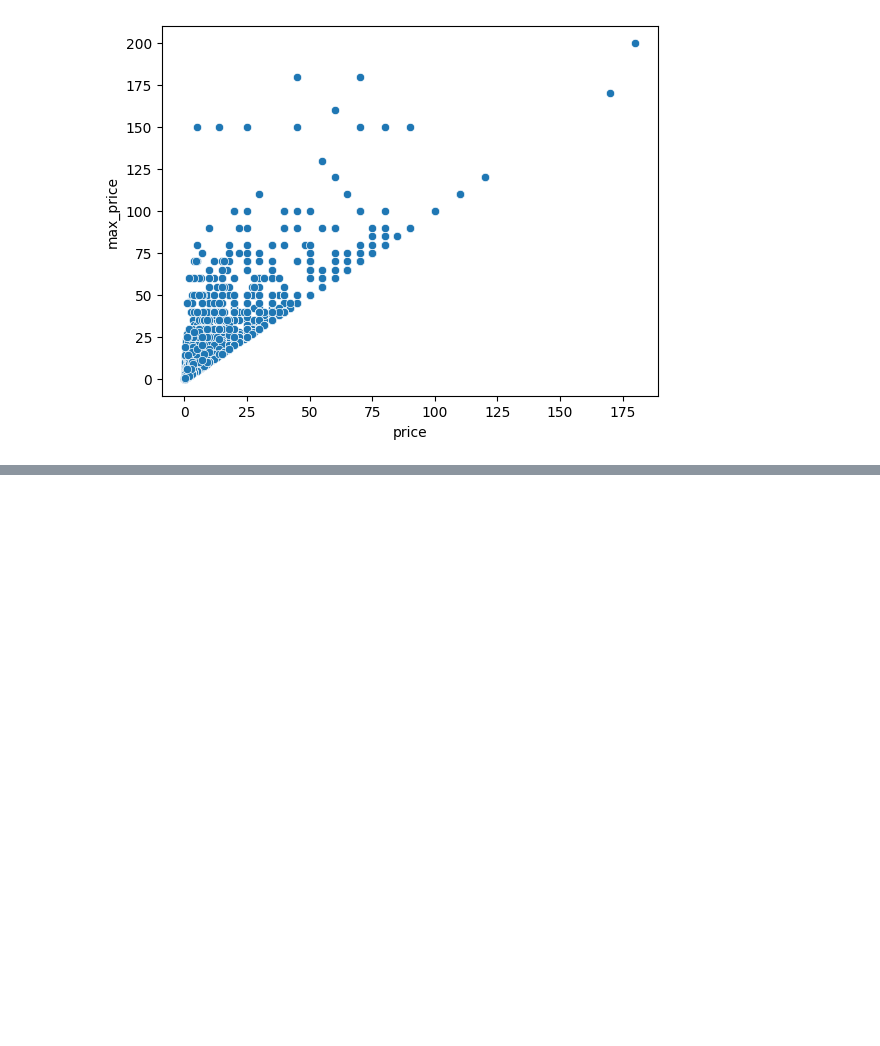
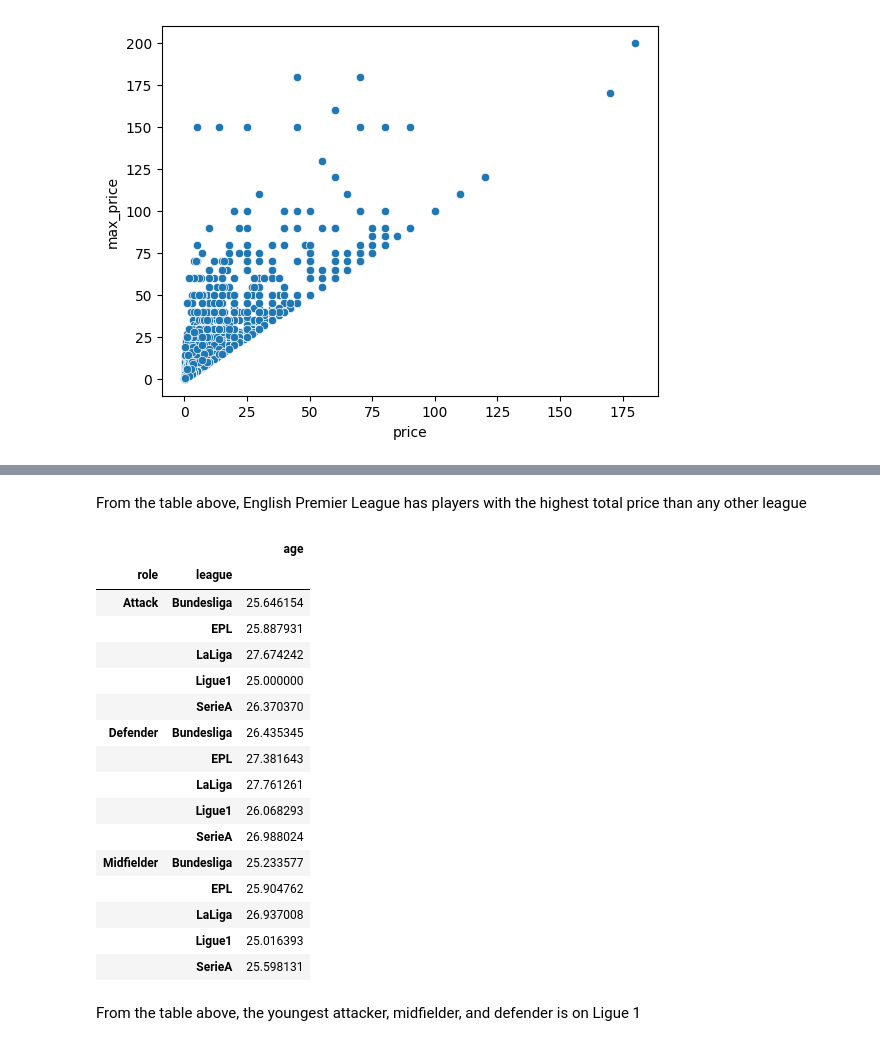
Before and after one commit to JayaWinata/Football-EDA, a Jupyter notebook: Football_EDA.ipynb, the cells around one changed output, grey strips where cells are left out. Cells and saved outputs as stored; diff of their text form; code cells hidden in the pictures; blank space fills up the shorter version.

```diff
--- a/Football_EDA.ipynb
+++ b/Football_EDA.ipynb
@@ -134,0 +181,24 @@ pd.pivot_table(df,index='role',values=['price','max_price'])
+# %% [markdown]
+From the table above, English Premier League has players with the highest total price than any other league
+# %%
+pd.pivot_table(df,index=['role','league'],values='age', aggfunc='mean')
+# %% [output]
+|  |  | age |
+| role | league |  |
+| Attack | Bundesliga | 25.646154 |
+|  | EPL | 25.887931 |
+|  | LaLiga | 27.674242 |
+|  | Ligue1 | 25.000000 |
+|  | SerieA | 26.370370 |
+| Defender | Bundesliga | 26.435345 |
+|  | EPL | 27.381643 |
+|  | LaLiga | 27.761261 |
+|  | Ligue1 | 26.068293 |
+|  | SerieA | 26.988024 |
+| Midfielder | Bundesliga | 25.233577 |
+|  | EPL | 25.904762 |
+|  | LaLiga | 26.937008 |
+|  | Ligue1 | 25.016393 |
+|  | SerieA | 25.598131 |
+# %% [markdown]
+From the table above, the youngest attacker, midfielder, and defender is on Ligue 1
```
Also changed, not shown: parts of 18 cells of this notebook.
